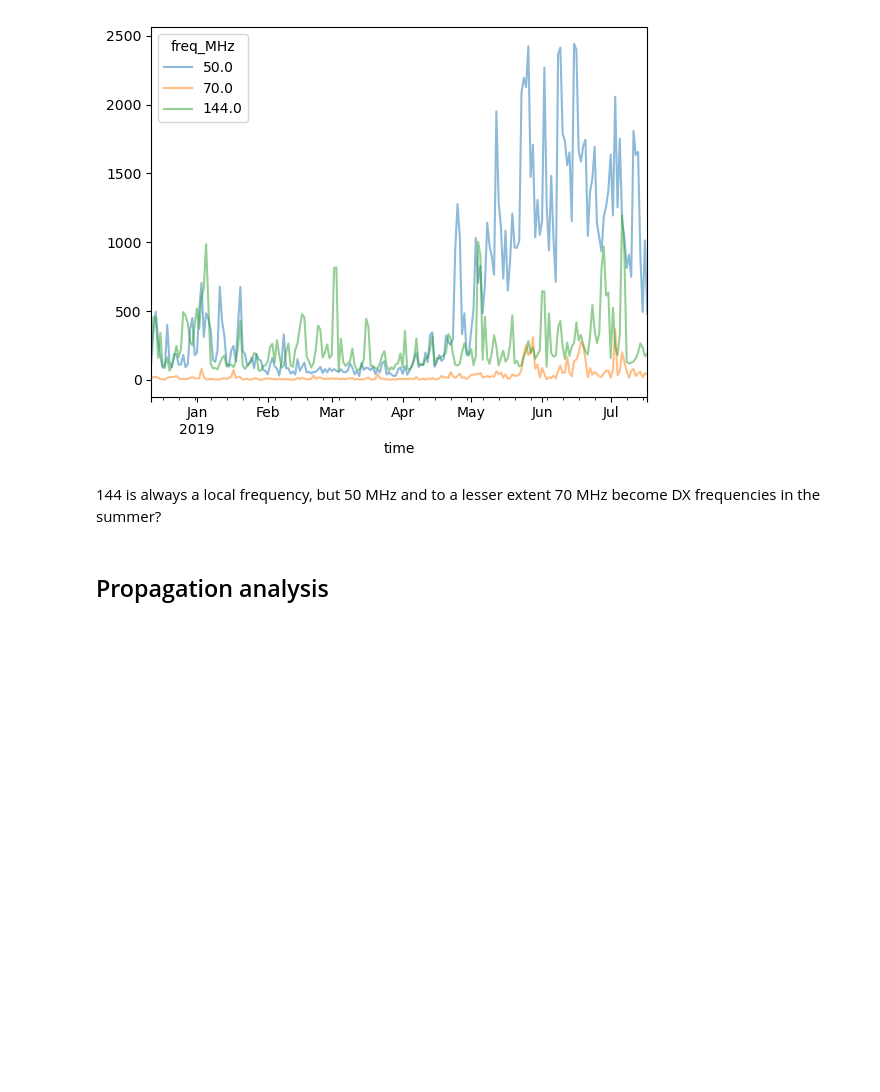
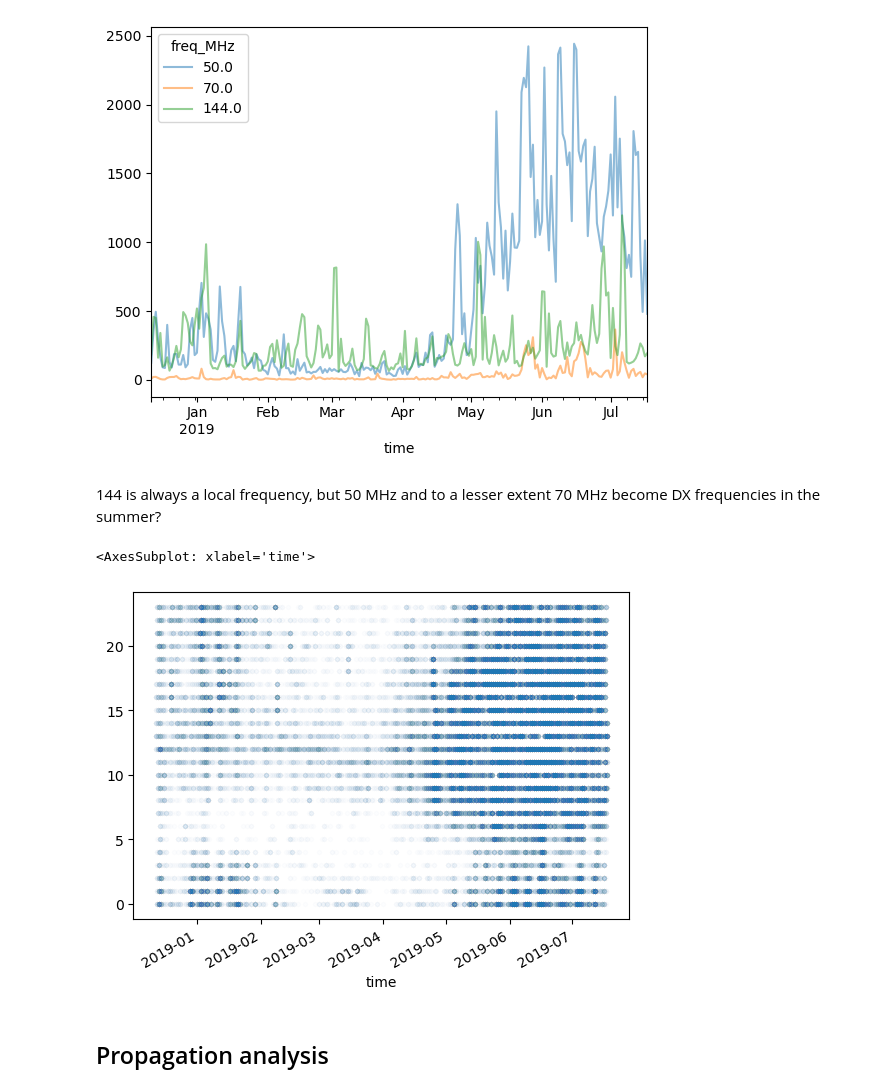
Before and after one commit to stelios-c/amateur_radio, a Jupyter notebook: dx_cluster.ipynb, the cells around one changed output. Cells and saved outputs as stored; diff of their text form; code cells hidden in the pictures; blank space fills up the shorter version.

```diff
--- a/dx_cluster.ipynb
+++ b/dx_cluster.ipynb
@@ -193,6 +193,22 @@ Name: spotter, Length: 74, dtype: int64
 [figure]
 # %% [markdown]
 144 is always a local frequency, but 50 MHz and to a lesser extent 70 MHz become DX frequencies in the summer?
+# %%
+(concat_df
+ .assign(day_name=concat_df.time.dt.day_name(),
+        hour_col=concat_df.time.dt.hour,
+        freq_MHz=concat_df.frequency.div(1000).round())
+ .query('freq_MHz==50.0')
+ .groupby(['time'])
+ .max()
+ #.sort_index()
+ .hour_col
+ #.unstack()
+ .plot(ls='',marker='.',alpha=0.01)#kind='bar')
+)
+# %% [output]
+<AxesSubplot: xlabel='time'>
+[figure, added]
 # %% [markdown]
 ## Propagation analysis
 # %%
```
